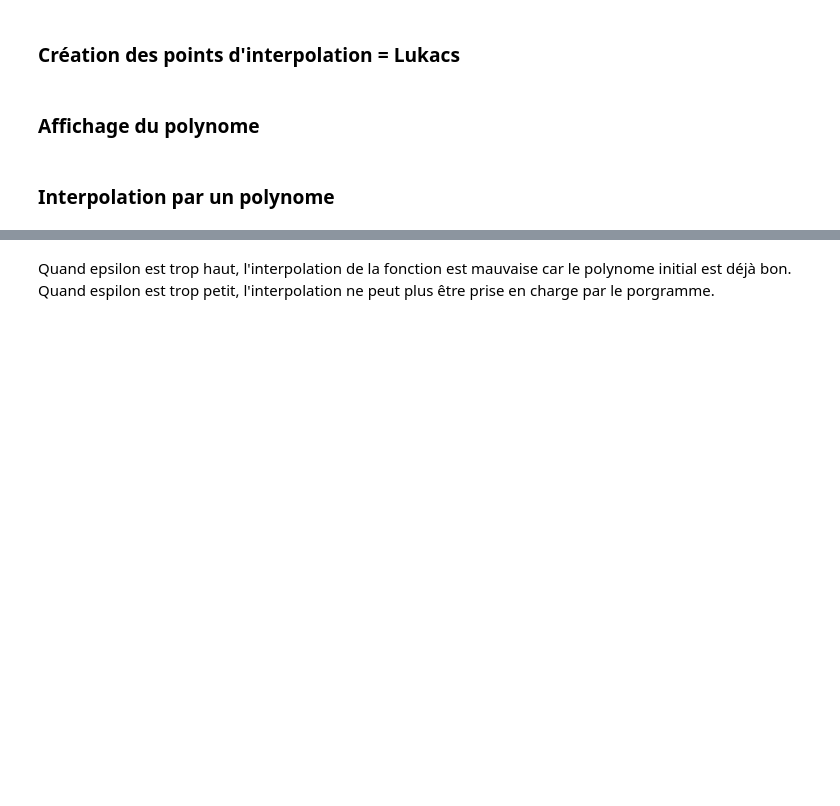
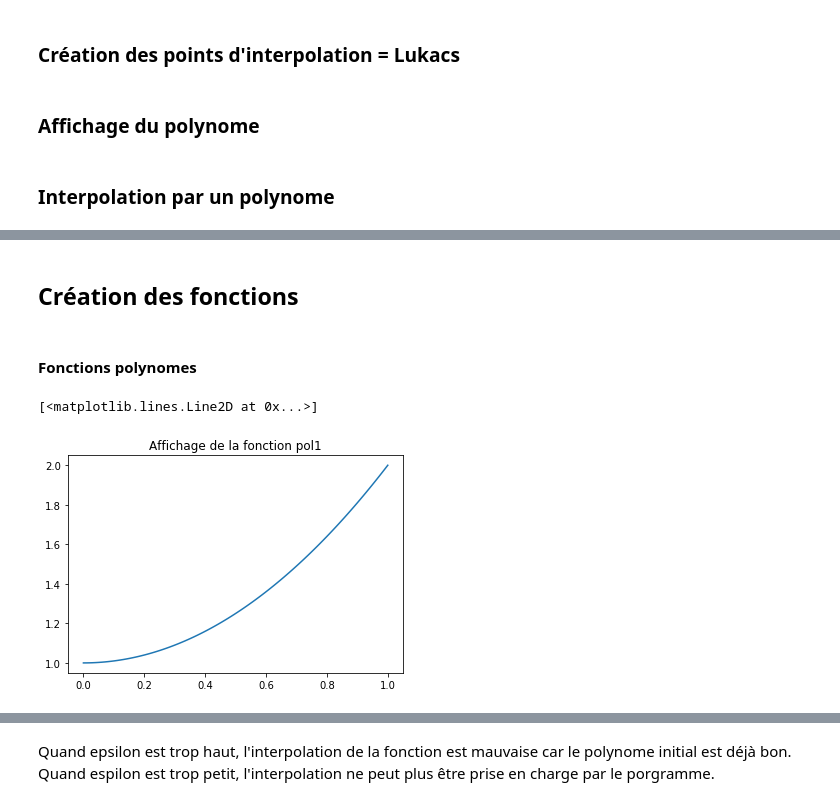
Before and after one commit to gerier/GestionDeProjet4A, a Jupyter notebook: Script_projet.ipynb, the cells around one changed output, grey strips where cells are left out. Drawn from its saved outputs; the diff is of its cells as text; code cells hidden in the pictures; blank space fills up the shorter version.

```diff
--- a/Script_projet.ipynb
+++ b/Script_projet.ipynb
@@ -341,14 +208,0 @@ def s(x,h) :
-# %%
-p = 5
-h = 1/2
-poln, xn, error, pol, x = interpol(p,h, s)
-polynom_display(xn,poln,x, pol,h,s)
-
-error = np.asarray(error)
-if len(error) > 3 :
-    plt.figure()
-    plt.plot(error)
-    plt.title("Evolution de l'erreur")
-    plt.show()
-else :
-    print("La convergence est rapide.")
@@ -375,4 +208,0 @@ plt.show()
-# %%
-h = 0.1
-poln ,xn, ERR, pol, x = interpol(p,h,function1, eps=1e-3)
-polynom_display(xn,poln, x, pol, h, function1)
@@ -390,13 +208,0 @@ def polynom_display2(xn,pol,h, real_func):
-# %%
-EPS = [0.1,0.01,0.001,0.0001,0.00001]
-p = 10
-h = 0.1
-ERR_int = []
-
-plt.figure()
-for j in EPS :
-    print("epsilon = ", j)
-    poln, xn,err, pol, x = interpol(p ,h, function1, j)
-    polynom_display(xn, poln, x, pol, h, function1)
-    ERR_int += [erreur(xn, poln, function1, h)]
-plt.show()
@@ -429,0 +223,16 @@ Erreur Newton-Raphson :  5.982979018830303e-06
+# %% [markdown]
+## Création des fonctions
+# %% [markdown]
+#### Fonctions polynomes
+# %%
+def pol1(x,h):
+    x = x*h
+    return x**2+1
+# %%
+x = np.linspace(0,1,100)
+h = 1
+plt.title("Affichage de la fonction pol1")
+plt.plot(x , pol1(x,h))
+# %% [output]
+[<matplotlib.lines.Line2D at 0x...>]
+[figure, added]
```
Also changed, not shown: parts of 127 cells of this notebook.
